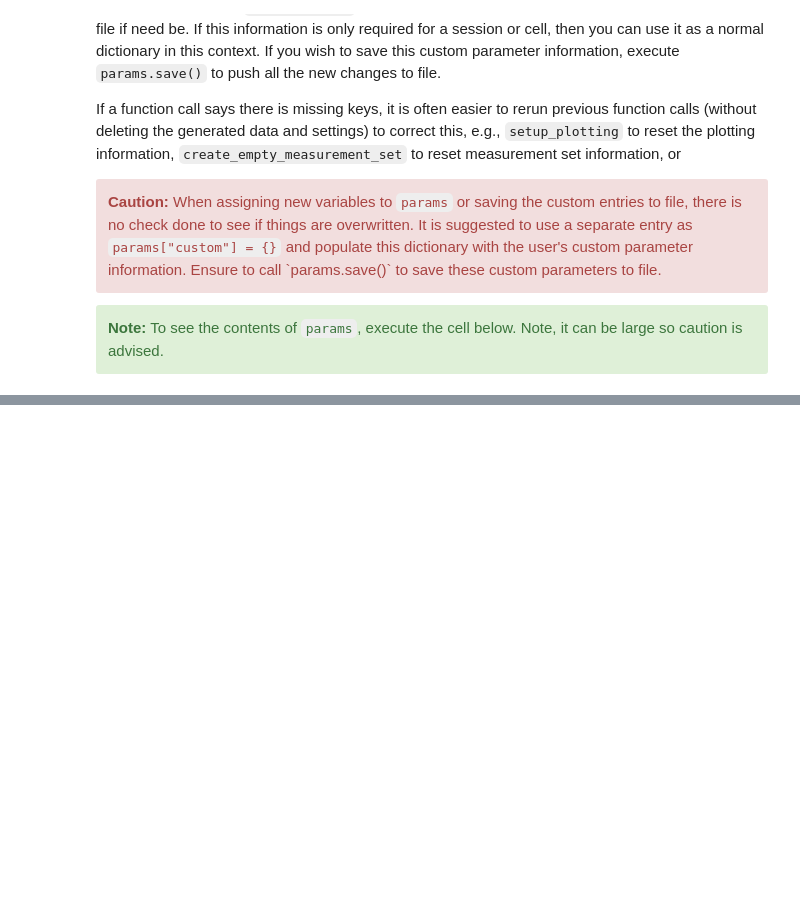
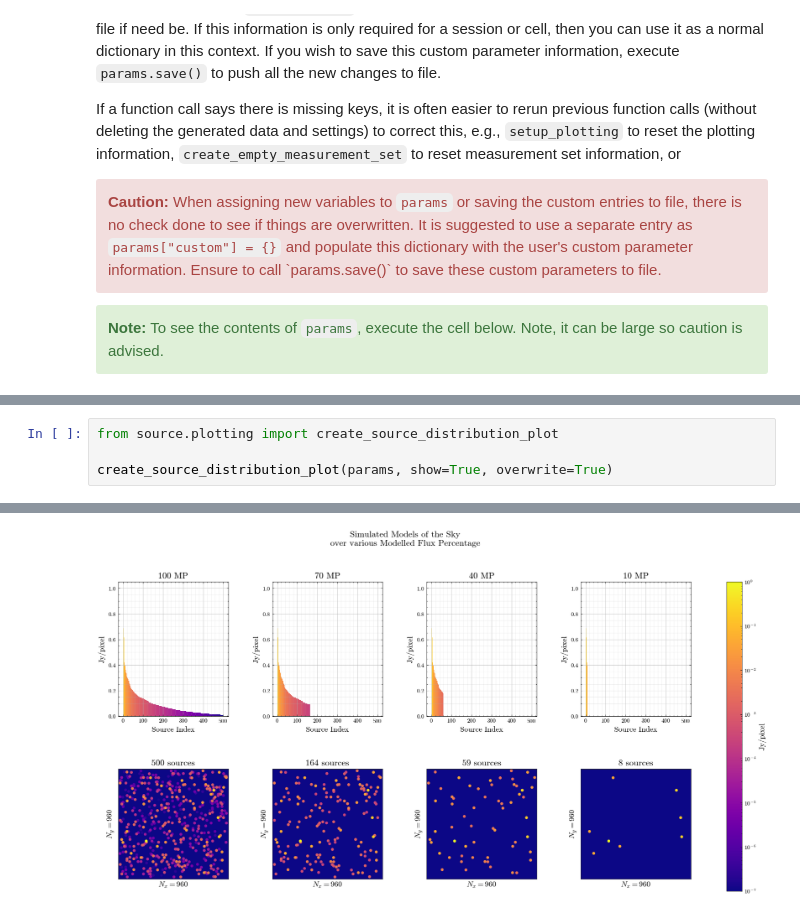
Before and after one commit to kwazzi-jack/msc-welman, a Jupyter notebook: simulation.ipynb, the cells around one changed output, grey strips where cells are left out. Cells and saved outputs as stored; diff of their text form; blank space fills up the shorter version.

```diff
--- a/simulation.ipynb
+++ b/simulation.ipynb
@@ -155,0 +339,5 @@ create_amplitude_and_phase_signal_plot([0, 1, 2], params, show=True)
+# %%
+from source.plotting import create_source_distribution_plot
+
+create_source_distribution_plot(params, show=True, overwrite=True)
+# %% [output]
@@ -156 +352,2 @@ create_amplitude_and_phase_signal_plot([0, 1, 2], params, show=True)
+[figure, added]
 # %%
```
Also changed, not shown: parts of 28 cells of this notebook, 7 other files.
